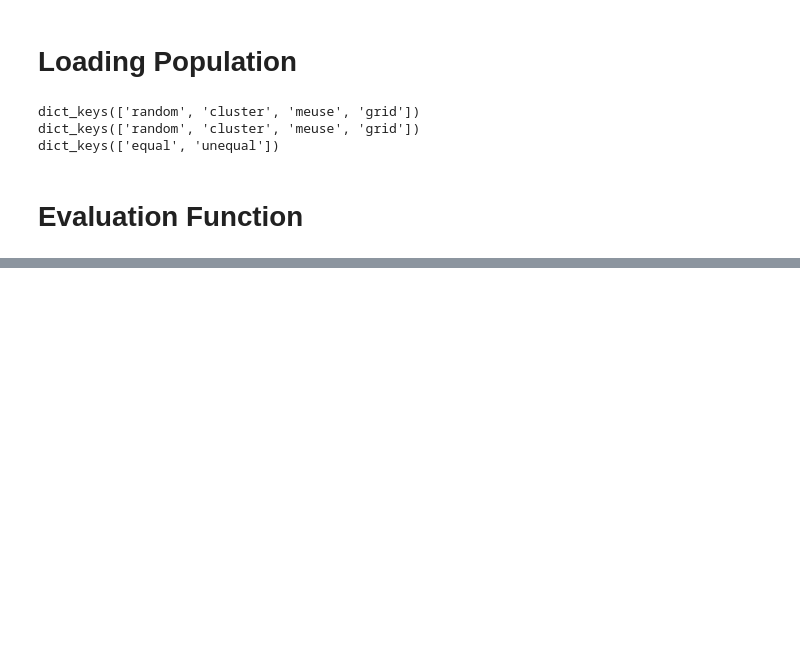
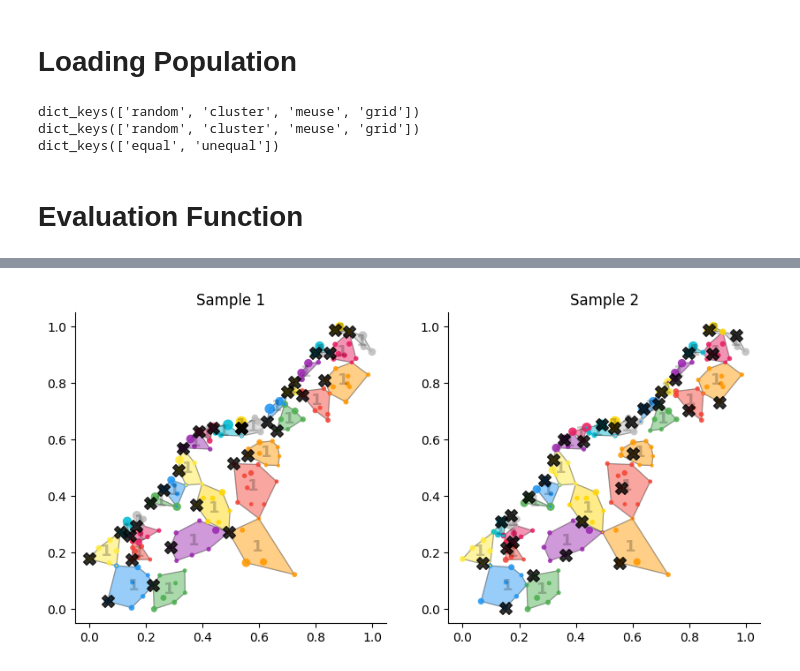
Before and after one commit to mehdimhb/geometric-sampling, a Jupyter notebook: Simulations/Expectation.ipynb, the cells around one changed output, grey strips where cells are left out. Drawn from its saved outputs; the diff is of its cells as text; code cells hidden in the pictures; blank space fills up the shorter version.

```diff
--- a/Simulations/Expectation.ipynb
+++ b/Simulations/Expectation.ipynb
@@ -210,0 +243,25 @@ summary
+# %%
+coords = coords_dict['meuse']
+probs = probs_dict['meuse']['unequal']*()
+n=30
+zones = (1, 1)
+zone_mode = 'sweep'
+tolerance = 5
+split_size = 1e-3
+sort_method = 'lexico'
+zonal_sort = None
+
+kss = gs.sampling.KMeansSpatialSamplingSimple(
+            coords, probs,
+            n=n,
+            n_zones=zones if zone_mode == 'sweep' else zones[0]+1,
+            tolerance=tolerance,
+            split_size=split_size,
+            zone_mode=zone_mode,
+            sort_method=sort_method,
+            zonal_sort=zonal_sort
+        )
+
+samples = kss.sample(1000)
+
+# kss.popu.plot_with_samples(samples)
@@ -210,0 +277,4 @@ summary
+# %%
+kss.popu.plot_with_samples(samples[[4, 5]], 2)
+# %% [output]
+[figure, added]
```
Also changed, not shown: parts of 14 cells of this notebook, 3 other files.
